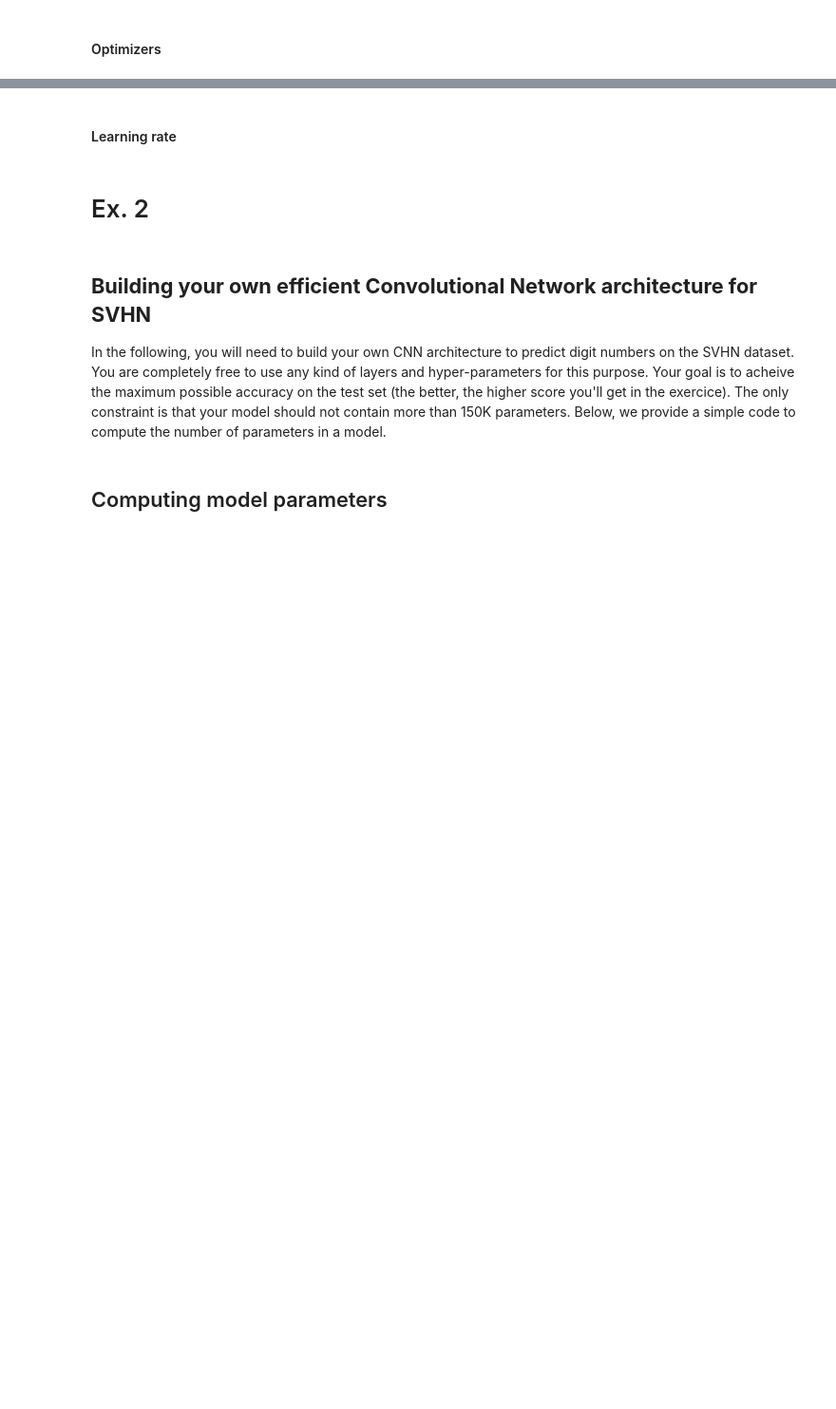
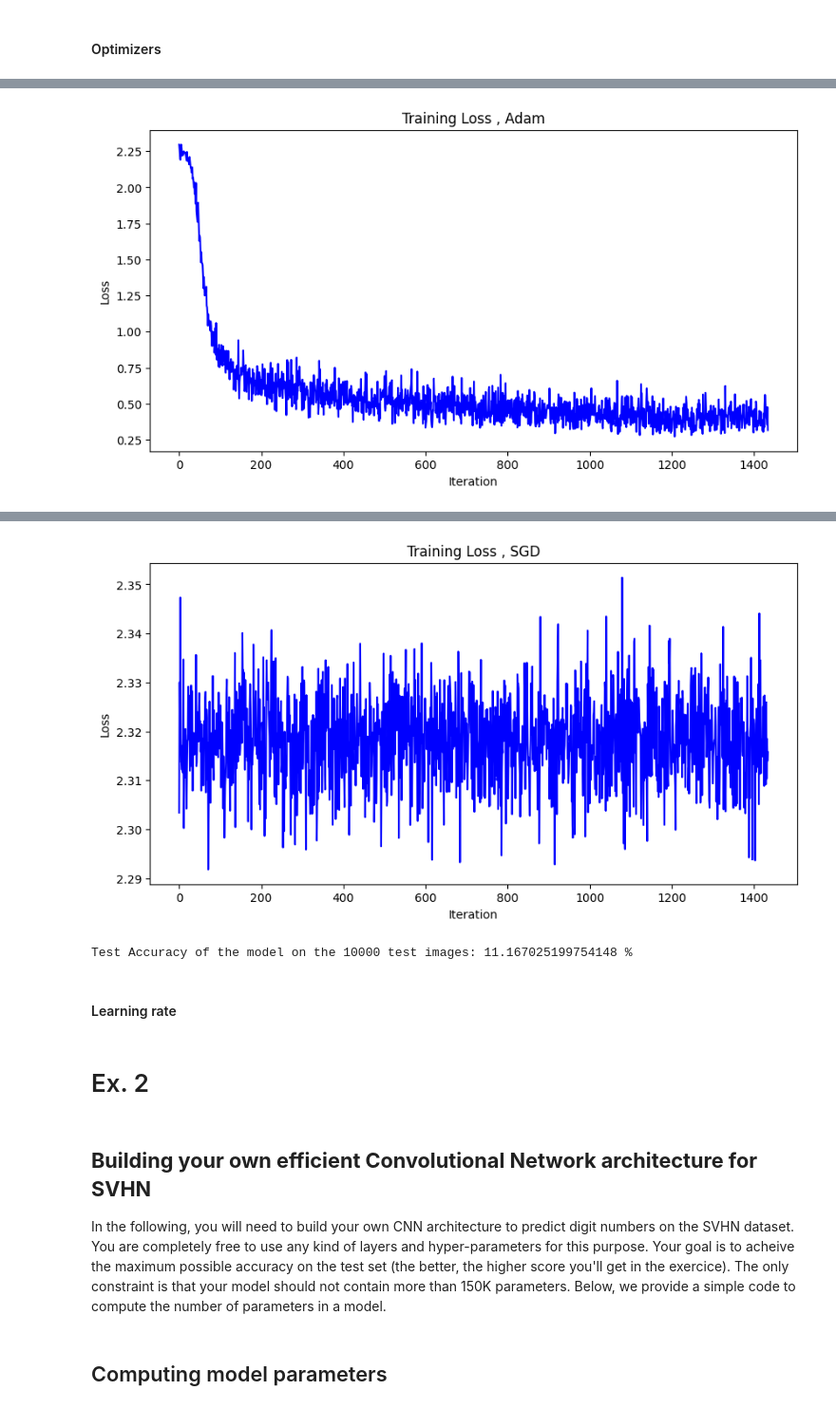
Before and after one commit to LucaFranceschi01/DL-2024, a Jupyter notebook: P3/P3_Questions_Answers.ipynb, the cells around one changed output, grey strips where cells are left out. Shown at 95% size. Cells and saved outputs as stored; diff of their text form; code cells hidden in the pictures; blank space fills up the shorter version.

```diff
--- a/P3/P3_Questions_Answers.ipynb
+++ b/P3/P3_Questions_Answers.ipynb
@@ -353,17 +491,26 @@ Test Accuracy of the model on the 10000 test images: 90.9380762138906 %
 # %% [markdown]
 #### Optimizers
 # %%
-CNN = ConvNet().to(device)
 
-optimizers = [(torch.optim.Adam(CNN.parameters(),lr = .001), "Adam"),
-              (torch.optim.SGD(CNN.parameters(), lr = .001, momentum = 0.9), "SGD")]
+optimizers = [(torch.optim.Adam, "Adam"),
+              (torch.optim.SGD, "SGD")]
 
 num_epochs = 5
 # %%
 for optimizer, label in optimizers:
+    CNN = ConvNet().to(device)
 
-    train(CNN, train_loader, optimizer, num_epochs, model_name='model_1_' + label + '.ckpt')
+    if (label == "Adam"):
+        opt = optimizer(CNN.parameters(),lr = .001)
+    if (label == "SDG"):
+        opt = optimizer(CNN.parameters(), lr = .001, momentum = 0.9)
+
+    loss_list = train(CNN, train_loader, opt, num_epochs, model_name='model_1_' + label + '.ckpt')
+
+    title = " , " + label
+    plot_loss(loss_list, title)
 
     CNN.load_state_dict(torch.load(resultsdir + 'model_1_' + label + '.ckpt'))
 
     test_acc = test(CNN, test_loader)
+# %% [output]
@@ -369,0 +522 @@ for optimizer, label in optimizers:
+[figure, added]
@@ -370,3 +529,5 @@ for optimizer, label in optimizers:
+[figure, added]
+Test Accuracy of the model on the 10000 test images: 11.167025199754148 %
 # %% [markdown]
 #### Learning rate
 # %%
```
Also changed, not shown: parts of 14 cells of this notebook, 4 other files.
